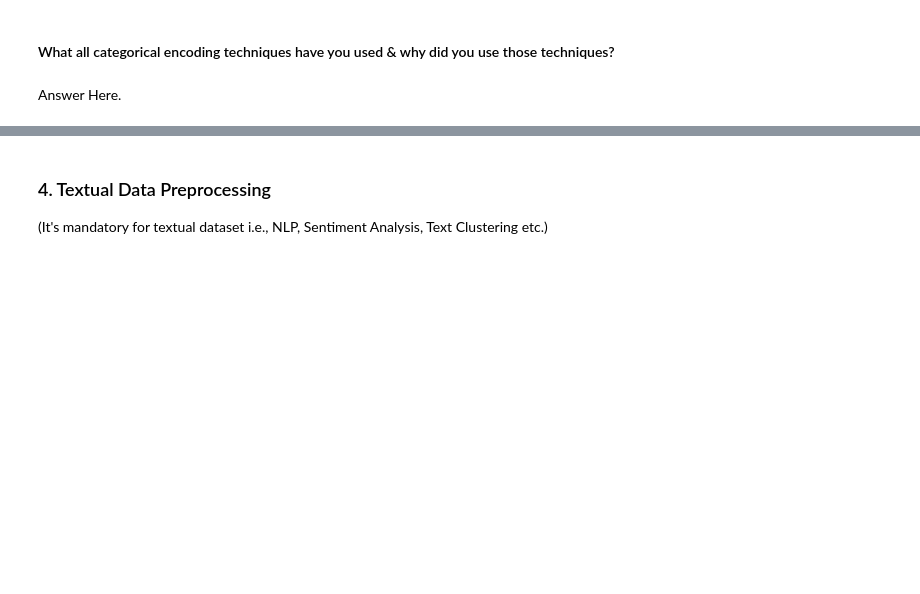
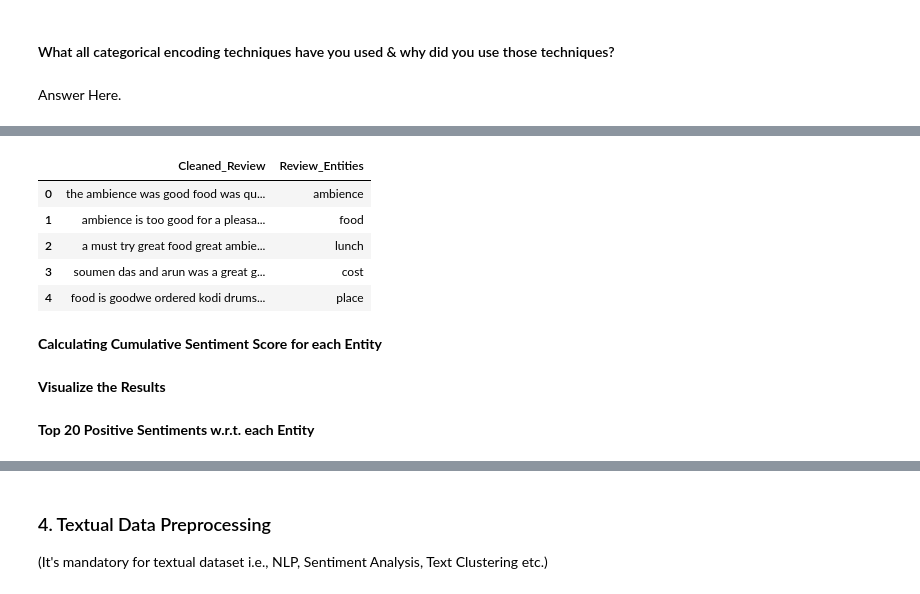
Before and after one commit to AimanSahay/ML-Project---Zomato-Restaurant-Clustering-and-Sentiment-Analysis, a Jupyter notebook: ML Project - Zomato Restaurant Clustering and Customer Sentiment Analysis.ipynb, the cells around one changed output, grey strips where cells are left out. Saved outputs shown, nothing was run; the diff lists cells and outputs as text; code cells hidden in the pictures; blank space fills up the shorter version.

```diff
--- a/ML Project - Zomato Restaurant Clustering and Customer Sentiment Analysis.ipynb
+++ b/ML Project - Zomato Restaurant Clustering and Customer Sentiment Analysis.ipynb
@@ -1662,0 +1784,42 @@ Answer Here.
+# %%
+import spacy
+
+# Load the spaCy model
+nlp = spacy.load("en_core_web_sm")
+
+# Assuming review_df is your DataFrame containing the reviews
+batch_size = 100
+
+# Function to extract nouns from a spaCy Doc object
+def extract_nouns(doc):
+    return [token.text for token in doc if token.pos_ == "NOUN"]
+
+# Process reviews in batches
+
+start_time = time.time()
+
+for i in range(0, len(review_df), batch_size):
+
+    batch_reviews = review_df['Cleaned_Review'][i:i+batch_size]
+    # Check for NaN values in batch_reviews
+    nan_indices = batch_reviews.index[batch_reviews.isna()]
+    # Remove rows with NaN values
+    if not nan_indices.empty:
+        batch_reviews.dropna(inplace=True)
+
+    docs = list(nlp.pipe(batch_reviews))
+
+    # Iterate over both docs and extracted_nouns simultaneously
+    for doc, extracted_nouns in zip(docs, map(extract_nouns, docs)):
+        # Assign each noun to the corresponding row
+        for noun in extracted_nouns:
+            review_df.loc[i, "Review_Entities"] = noun
+            i += 1  # Move to the next row
+
+stop_time = time.time()
+
+print(f"Elapsed Time: {time.strftime('%H:%M:%S', time.gmtime(stop_time - start_time))}")
+
+# Display the updated DataFrame
+review_df[["Cleaned_Review", "Review_Entities"]].head()
+# %% [output]
@@ -1662,0 +1827,8 @@ Answer Here.
+|  | Cleaned_Review | Review_Entities |
+| 0 | the ambience was good food was qu... | ambience |
+| 1 | ambience is too good for a pleasa... | food |
+| 2 | a must try great food great ambie... | lunch |
+| 3 | soumen das and arun was a great g... | cost |
+| 4 | food is goodwe ordered kodi drums... | place |
+# %% [markdown]
+**Calculating Cumulative Sentiment Score for each Entity**
@@ -1662,0 +1853,2 @@ Answer Here.
+# %% [markdown]
+**Visualize the Results**
@@ -1662,0 +1899,2 @@ Answer Here.
+# %% [markdown]
+**Top 20 Positive Sentiments w.r.t. each Entity**
```
Also changed, not shown: parts of 22 cells of this notebook.
